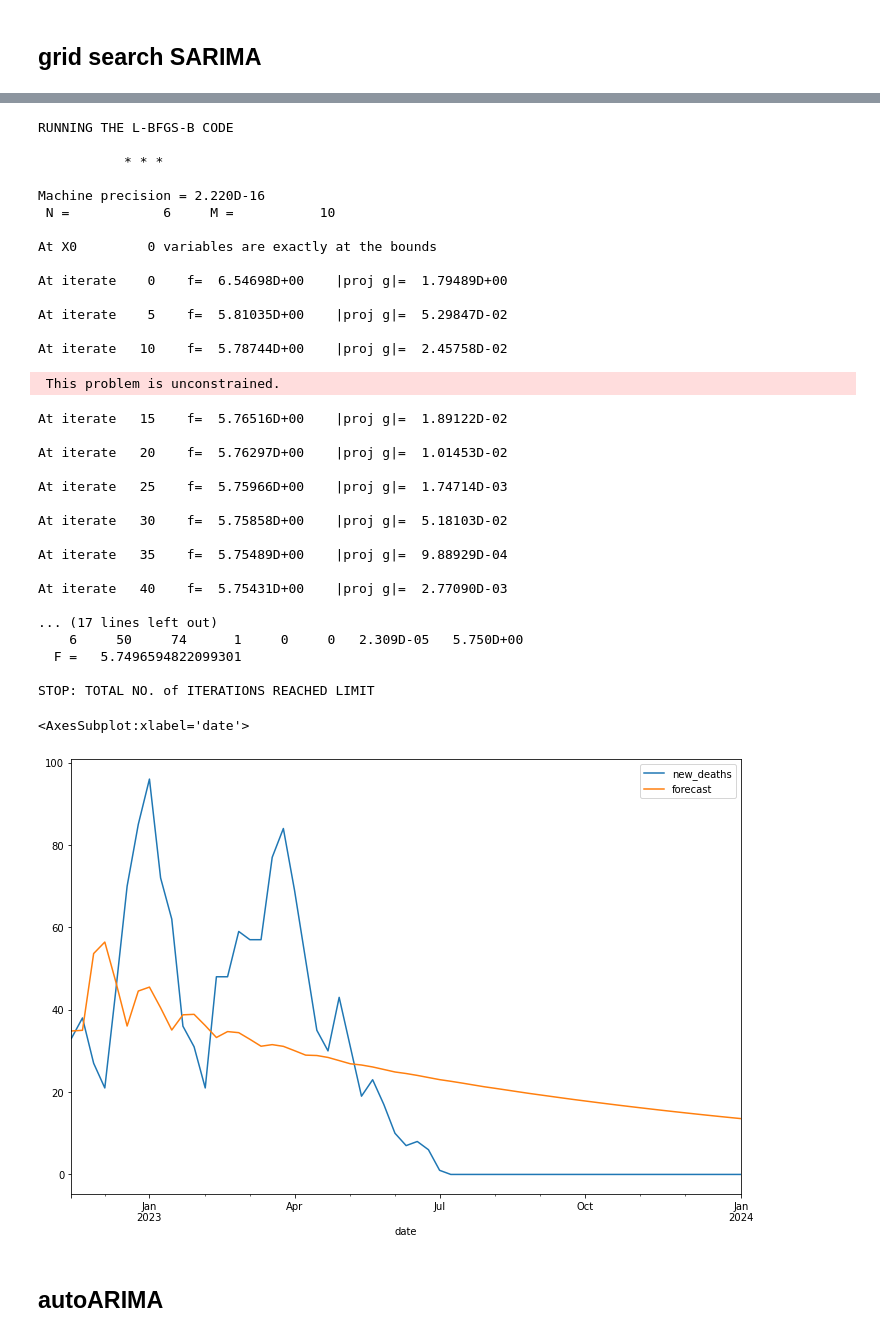
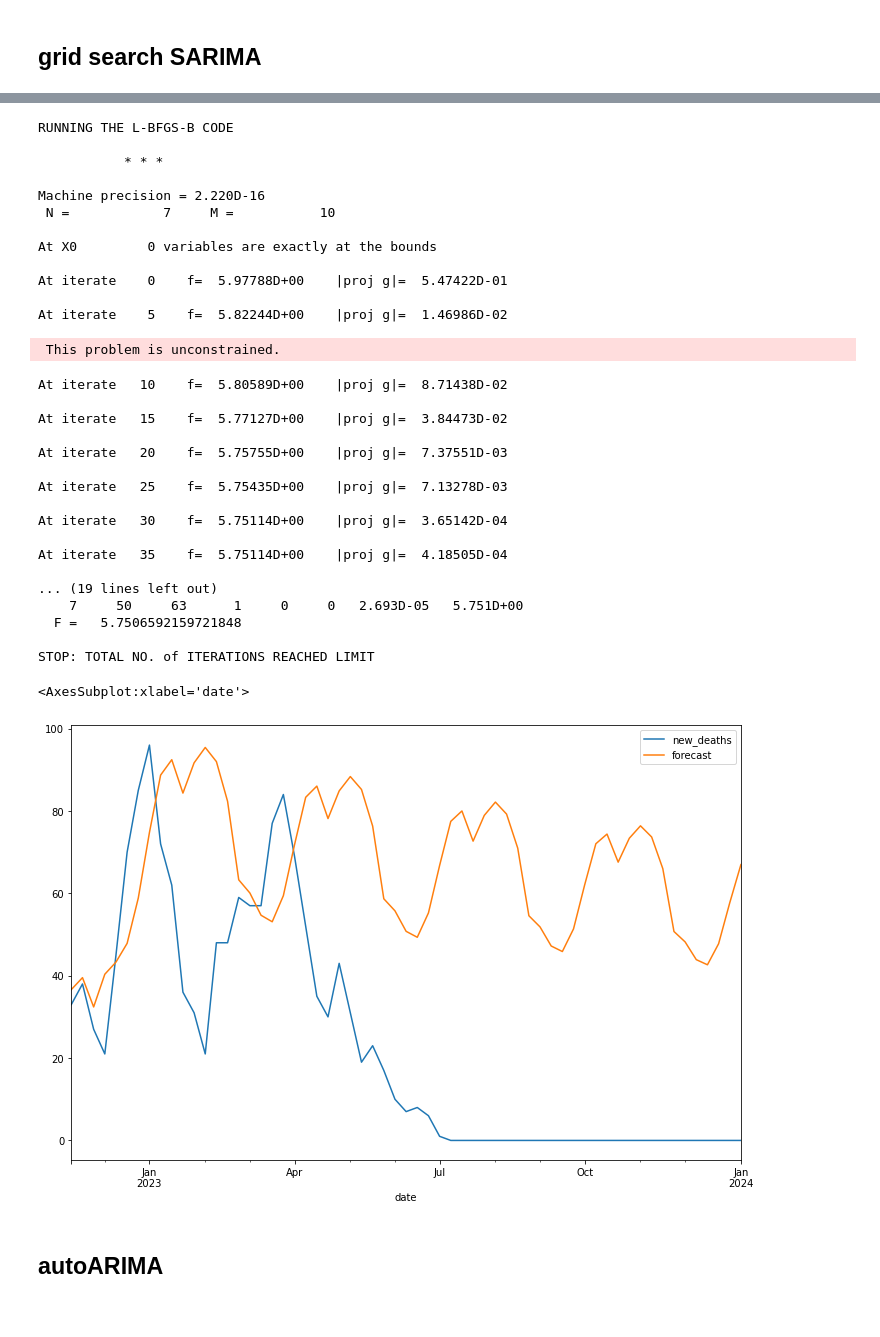
Before and after one commit to y-ginther/DS-Capstone, a Jupyter notebook: ARIMA_c.ipynb, the cells around one changed output, grey strips where cells are left out. Drawn from its saved outputs; the diff is of its cells as text; code cells hidden in the pictures.

Commit message:
testing out seasonality of 13

```diff
--- a/ARIMA_c.ipynb
+++ b/ARIMA_c.ipynb
@@ -337,43 +335,41 @@ df_results
 # %%
-model=sm.tsa.statespace.SARIMAX(belgium_train['new_deaths'],order=(1, 0, 2),seasonal_order=(1,0,1,4))
+model=sm.tsa.statespace.SARIMAX(belgium_train['new_deaths'],order=(2, 0, 2),seasonal_order=(1,0,1,13))
 results=model.fit()
 belgium_test['forecast']=results.predict(start=141,end=202,dynamic=True)
 belgium_test[['new_deaths','forecast']].plot(figsize=(12,8))
 # %% [output]
 RUNNING THE L-BFGS-B CODE
 
            * * *
 
 Machine precision = 2.220D-16
- N =            6     M =           10
+ N =            7     M =           10
 
 At X0         0 variables are exactly at the bounds
 
-At iterate    0    f=  6.54698D+00    |proj g|=  1.79489D+00
+At iterate    0    f=  5.97788D+00    |proj g|=  5.47422D-01
 
-At iterate    5    f=  5.81035D+00    |proj g|=  5.29847D-02
-
-At iterate   10    f=  5.78744D+00    |proj g|=  2.45758D-02
+At iterate    5    f=  5.82244D+00    |proj g|=  1.46986D-02
  This problem is unconstrained.
-At iterate   15    f=  5.76516D+00    |proj g|=  1.89122D-02
+At iterate   10    f=  5.80589D+00    |proj g|=  8.71438D-02
 
-At iterate   20    f=  5.76297D+00    |proj g|=  1.01453D-02
+At iterate   15    f=  5.77127D+00    |proj g|=  3.84473D-02
 
-At iterate   25    f=  5.75966D+00    |proj g|=  1.74714D-03
+At iterate   20    f=  5.75755D+00    |proj g|=  7.37551D-03
 
-At iterate   30    f=  5.75858D+00    |proj g|=  5.18103D-02
+At iterate   25    f=  5.75435D+00    |proj g|=  7.13278D-03
 
-At iterate   35    f=  5.75489D+00    |proj g|=  9.88929D-04
+At iterate   30    f=  5.75114D+00    |proj g|=  3.65142D-04
 
-At iterate   40    f=  5.75431D+00    |proj g|=  2.77090D-03
+At iterate   35    f=  5.75114D+00    |proj g|=  4.18505D-04
 
-... (17 lines left out)
-    6     50     74      1     0     0   2.309D-05   5.750D+00
-  F =   5.7496594822099301
+... (19 lines left out)
+    7     50     63      1     0     0   2.693D-05   5.751D+00
+  F =   5.7506592159721848
 
 STOP: TOTAL NO. of ITERATIONS REACHED LIMIT
 <AxesSubplot:xlabel='date'>
-[figure, old version]
+[figure, new version]
 # %%
 mae = mean_absolute_error(belgium_test['new_deaths'], belgium_test['forecast'])
 r2 = r2_score(belgium_test['new_deaths'], belgium_test['forecast'])
```
Also changed, not shown: parts of 11 cells of this notebook.
